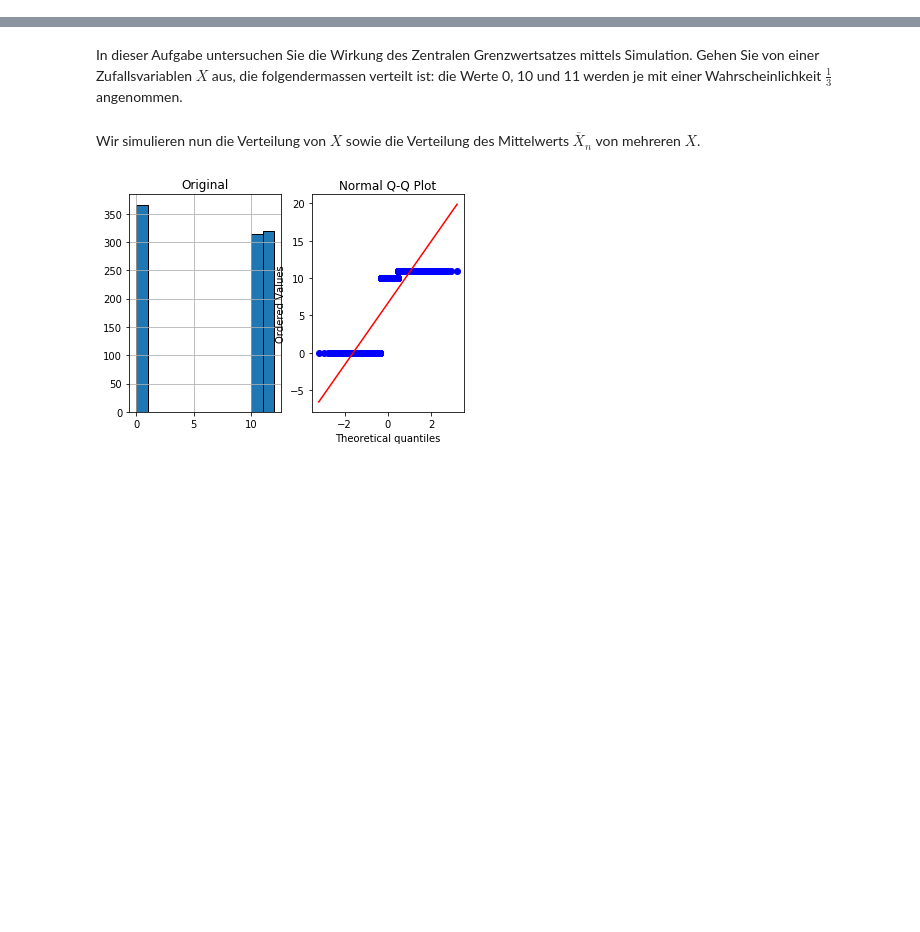
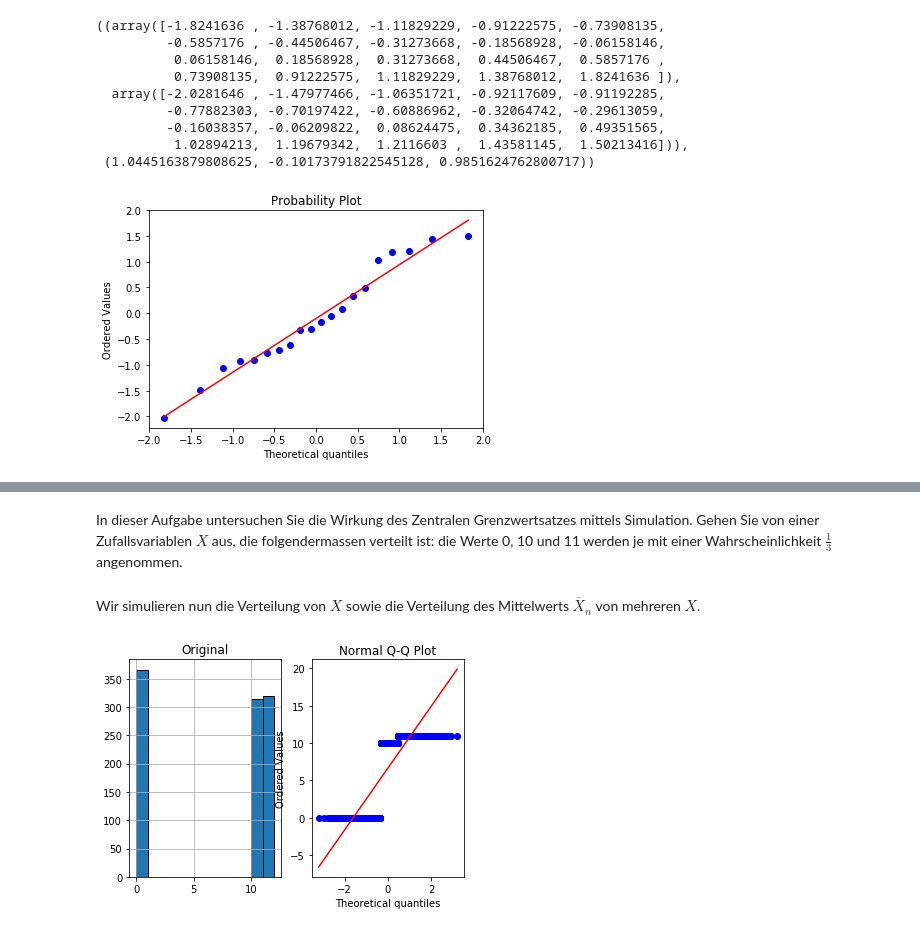
Before and after one commit to christopherchristensen/summaries, a Jupyter notebook: stat/sw05/Python Code - Series 5.ipynb, the cells around one changed output, grey strips where cells are left out. Drawn from its saved outputs; the diff is of its cells as text; code cells hidden in the pictures; blank space fills up the shorter version.

```diff
--- a/stat/sw05/Python Code - Series 5.ipynb
+++ b/stat/sw05/Python Code - Series 5.ipynb
@@ -0,0 +21,18 @@
+# %%
+import matplotlib.pyplot as plt
+import numpy as np
+import scipy.stats as st
+
+x = st.norm.rvs(size=20)
+st.probplot(x, plot=plt)
+# %% [output]
+((array([-1.8241636 , -1.38768012, -1.11829229, -0.91222575, -0.73908135,
+         -0.5857176 , -0.44506467, -0.31273668, -0.18568928, -0.06158146,
+          0.06158146,  0.18568928,  0.31273668,  0.44506467,  0.5857176 ,
+          0.73908135,  0.91222575,  1.11829229,  1.38768012,  1.8241636 ]),
+  array([-2.0281646 , -1.47977466, -1.06351721, -0.92117609, -0.91192285,
+         -0.77882303, -0.70197422, -0.60886962, -0.32064742, -0.29613059,
+         -0.16038357, -0.06209822,  0.08624475,  0.34362185,  0.49351565,
+          1.02894213,  1.19679342,  1.2116603 ,  1.43581145,  1.50213416])),
+ (1.0445163879808625, -0.10173791822545128, 0.9851624762800717))
+[figure, added]
```
Also changed, not shown: parts of 12 cells of this notebook, 1 other file.
